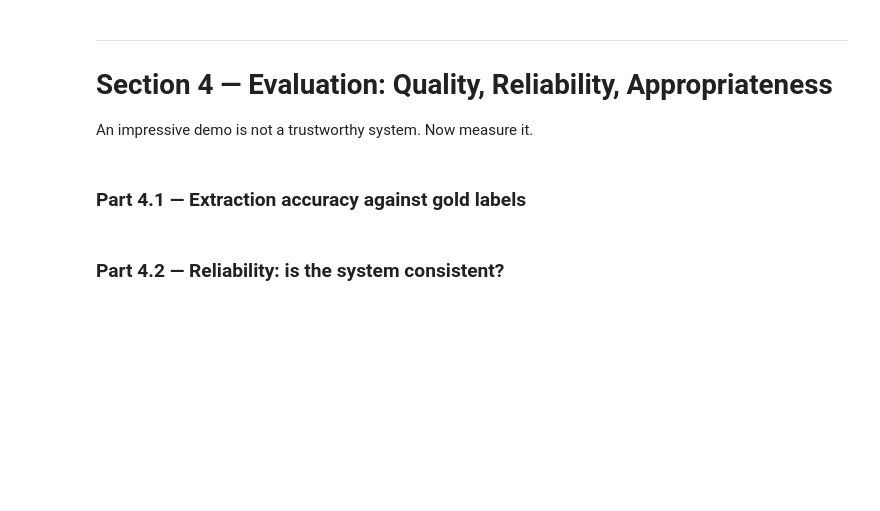
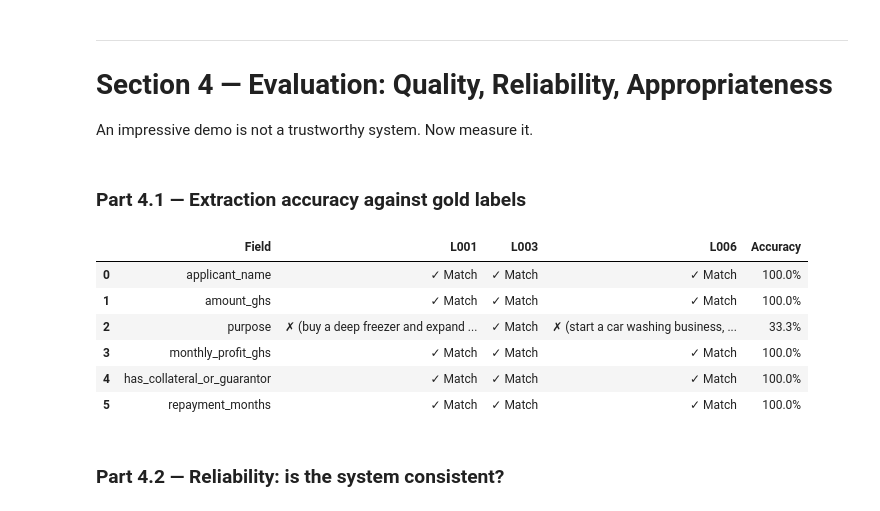
Before and after one commit to abakwofie/lab-4-llm-decision-support, a Jupyter notebook: lab_4.ipynb, the cells around one changed output. Drawn from its saved outputs; the diff is of its cells as text; code cells hidden in the pictures; blank space fills up the shorter version.

```diff
--- a/lab_4.ipynb
+++ b/lab_4.ipynb
@@ -609,3 +603,72 @@ An impressive demo is not a trustworthy system. Now measure it.
+# %%
+# TODO: For the three letters in GOLD, compare your extracted DataFrame to the gold values
+#   field by field. Compute per-field accuracy across the three letters
+#   (name matching can be case-insensitive; numbers must match exactly).
+def compare_values(field, extracted, gold):
+    if (extracted is None or pd.isna(extracted)) and (gold is None or pd.isna(gold)):
+        return True
+    if (extracted is None or pd.isna(extracted)) or (gold is None or pd.isna(gold)):
+        return False
+
+    if field == "applicant_name":
+        return str(extracted).strip().lower() == str(gold).strip().lower()
+    elif field in ["amount_ghs", "monthly_profit_ghs", "repayment_months"]:
+        try:
+            return float(extracted) == float(gold)
+        except (ValueError, TypeError):
+            return False
+    elif field == "has_collateral_or_guarantor":
+        return bool(extracted) == bool(gold)
+    elif field == "purpose":
+        # Case-insensitive match or key-phrase containment
+        ext_str = str(extracted).strip().lower()
+        gold_str = str(gold).strip().lower()
+        return ext_str == gold_str or gold_str in ext_str or ext_str in gold_str
+    return extracted == gold
+
+
+fields = [
+    "applicant_name",
+    "amount_ghs",
+    "purpose",
+    "monthly_profit_ghs",
+    "has_collateral_or_guarantor",
+    "repayment_months",
+]
+evaluation_data = []
+
+for field in fields:
+    row = {"Field": field}
+    correct_count = 0
+
+    for letter_id in ["L001", "L003", "L006"]:
+        extracted_row = (
+            df_extracted[df_extracted["letter_id"] == letter_id].iloc[0].to_dict()
+        )
+        extracted_val = extracted_row.get(field)
+        gold_val = GOLD[letter_id].get(field)
+
+        is_match = compare_values(field, extracted_val, gold_val)
+        status = "✓ Match" if is_match else f"✗ ({extracted_val})"
+        row[letter_id] = status
+
+        if is_match:
+            correct_count += 1
+
+    row["Accuracy"] = f"{(correct_count / 3) * 100:.1f}%"
+    evaluation_data.append(row)
+
+# TODO: Display a small table: rows = fields, columns = L001 / L003 / L006 / accuracy.
+df_eval = pd.DataFrame(evaluation_data)
+display(df_eval)
+# %% [output]
+|  | Field | L001 | L003 | L006 | Accuracy |
+| 0 | applicant_name | ✓ Match | ✓ Match | ✓ Match | 100.0% |
+| 1 | amount_ghs | ✓ Match | ✓ Match | ✓ Match | 100.0% |
+| 2 | purpose | ✗ (buy a deep freezer and expand ... | ✓ Match | ✗ (start a car washing business, ... | 33.3% |
+| 3 | monthly_profit_ghs | ✓ Match | ✓ Match | ✓ Match | 100.0% |
+| 4 | has_collateral_or_guarantor | ✓ Match | ✓ Match | ✓ Match | 100.0% |
+| 5 | repayment_months | ✓ Match | ✓ Match | ✓ Match | 100.0% |
 # %% [markdown]
 ### Part 4.2 — Reliability: is the system consistent?
 # %%
```
Also changed, not shown: parts of 1 cell of this notebook.
